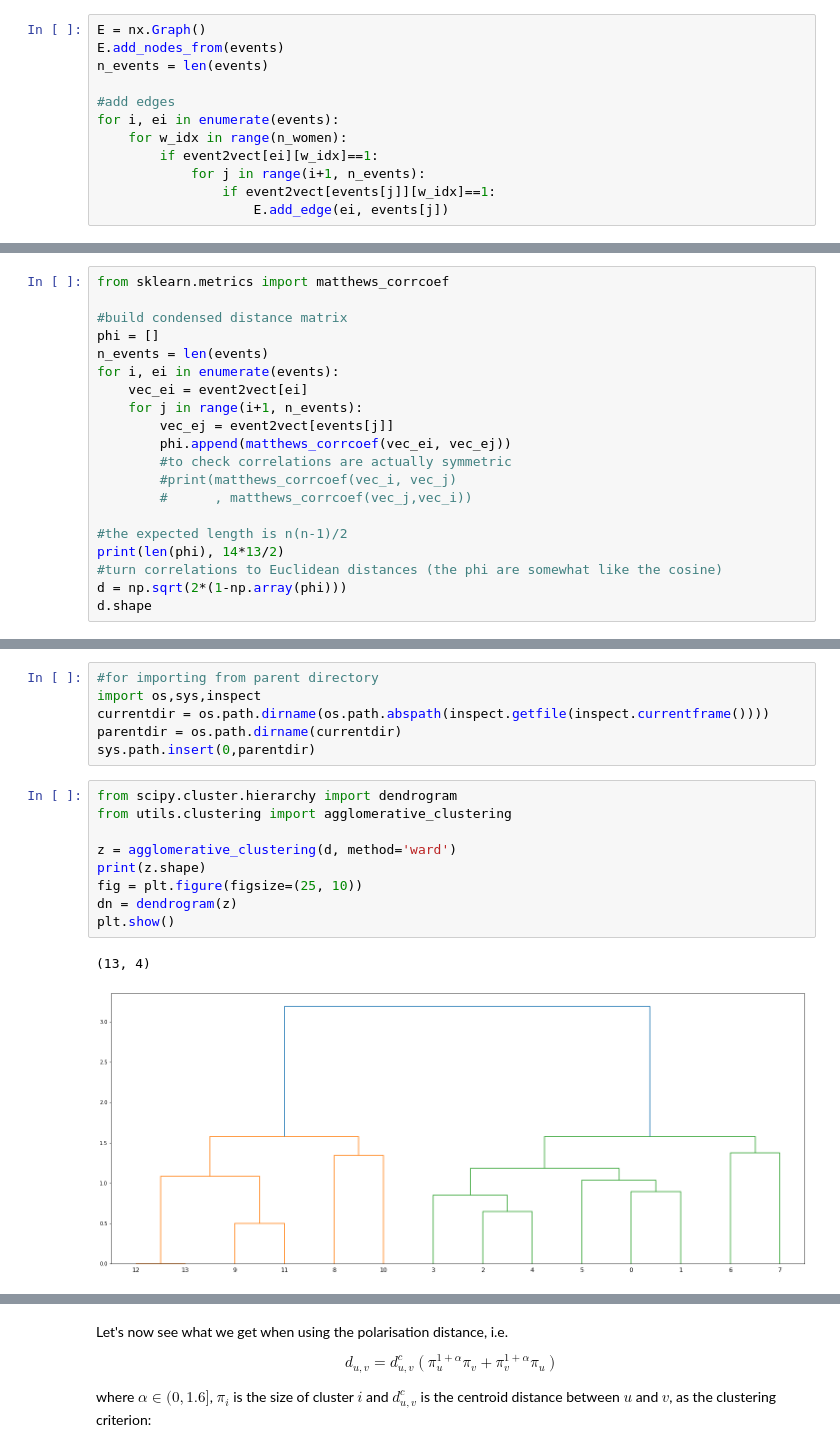
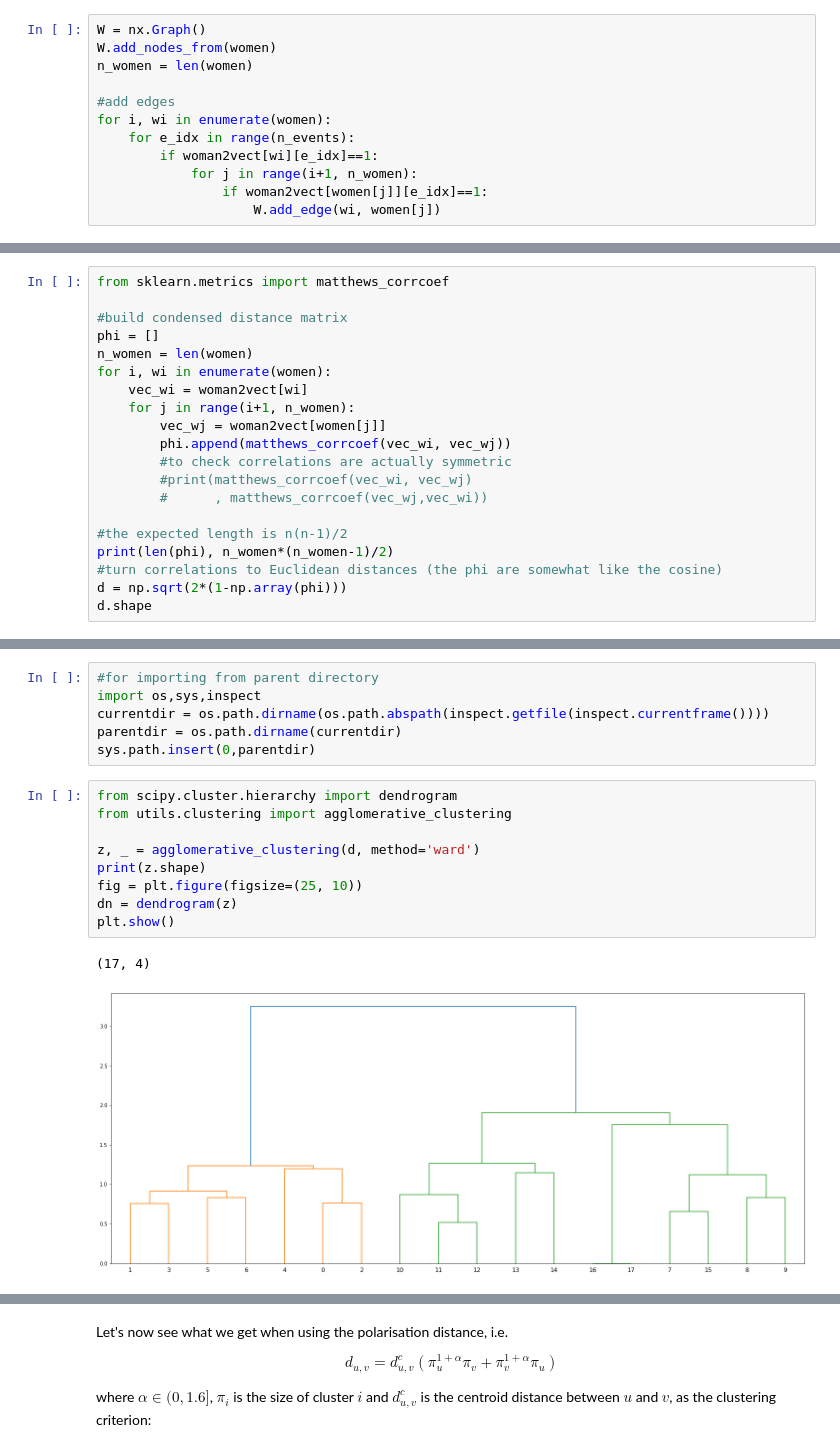
Before and after one commit to adrifcid/polarisation, a Jupyter notebook: notebooks/SouthernWomen.ipynb, the cells around one changed output, grey strips where cells are left out. Cells and saved outputs as stored; diff of their text form.

```diff
--- a/notebooks/SouthernWomen.ipynb
+++ b/notebooks/SouthernWomen.ipynb
@@ -142,17 +146,17 @@ plt.show()
 # %% [markdown]
 Unipartite events network (projection of the above):
 # %%
-E = nx.Graph()
-E.add_nodes_from(events)
-n_events = len(events)
+W = nx.Graph()
+W.add_nodes_from(women)
+n_women = len(women)
 
 #add edges
-for i, ei in enumerate(events):
-    for w_idx in range(n_women):
-        if event2vect[ei][w_idx]==1:
-            for j in range(i+1, n_events):
-                if event2vect[events[j]][w_idx]==1:
-                    E.add_edge(ei, events[j])
+for i, wi in enumerate(women):
+    for e_idx in range(n_events):
+        if woman2vect[wi][e_idx]==1:
+            for j in range(i+1, n_women):
+                if woman2vect[women[j]][e_idx]==1:
+                    W.add_edge(wi, women[j])
 # %%
 #pos = nx.fruchterman_reingold_layout(B);
 plt.figure(figsize=(8,8));
@@ -172,18 +176,18 @@ from sklearn.metrics import matthews_corrcoef
 
 #build condensed distance matrix
 phi = []
-n_events = len(events)
-for i, ei in enumerate(events):
-    vec_ei = event2vect[ei]
-    for j in range(i+1, n_events):
-        vec_ej = event2vect[events[j]]
-        phi.append(matthews_corrcoef(vec_ei, vec_ej))
+n_women = len(women)
+for i, wi in enumerate(women):
+    vec_wi = woman2vect[wi]
+    for j in range(i+1, n_women):
+        vec_wj = woman2vect[women[j]]
+        phi.append(matthews_corrcoef(vec_wi, vec_wj))
         #to check correlations are actually symmetric
-        #print(matthews_corrcoef(vec_i, vec_j)
-        #      , matthews_corrcoef(vec_j,vec_i))
+        #print(matthews_corrcoef(vec_wi, vec_wj)
+        #      , matthews_corrcoef(vec_wj,vec_wi))
 
 #the expected length is n(n-1)/2
-print(len(phi), 14*13/2)
+print(len(phi), n_women*(n_women-1)/2)
 #turn correlations to Euclidean distances (the phi are somewhat like the cosine)
 d = np.sqrt(2*(1-np.array(phi)))
 d.shape
@@ -230,15 +238,15 @@ sys.path.insert(0,parentdir)
 # %%
 from scipy.cluster.hierarchy import dendrogram
 from utils.clustering import agglomerative_clustering
 
-z = agglomerative_clustering(d, method='ward')
+z, _ = agglomerative_clustering(d, method='ward')
 print(z.shape)
 fig = plt.figure(figsize=(25, 10))
 dn = dendrogram(z)
 plt.show()
 # %% [output]
-(13, 4)
+(17, 4)
-[figure, old version]
+[figure, new version]
 # %%
 z
 # %% [output]
```
Also changed, not shown: parts of 23 cells of this notebook, 1 other file.
